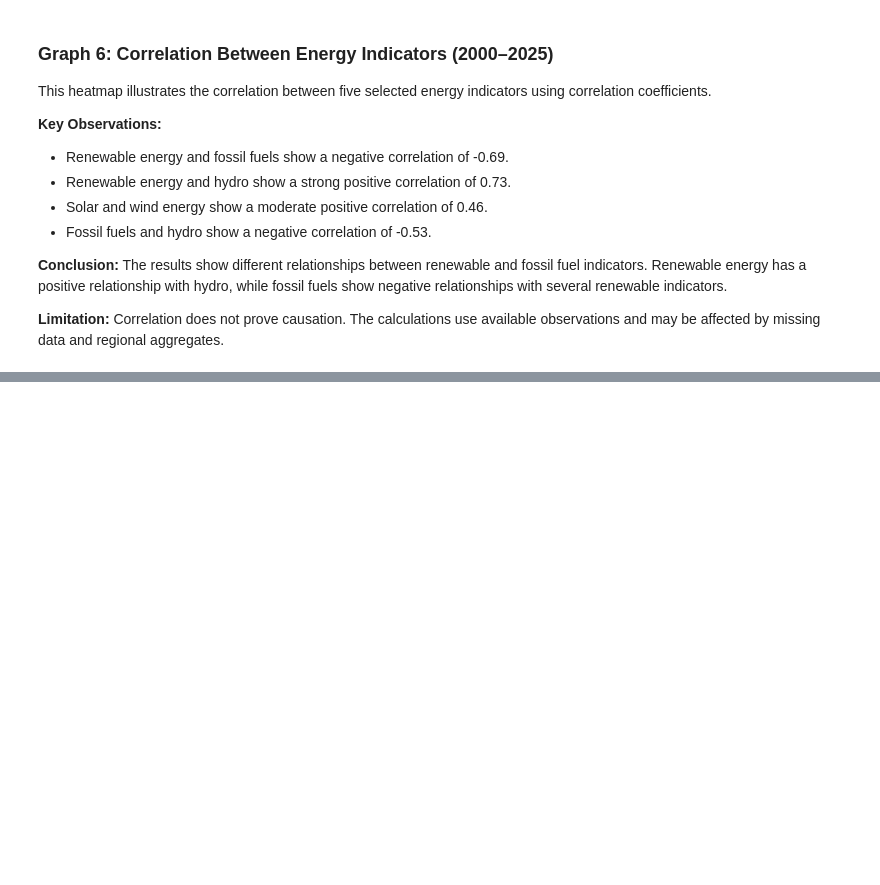
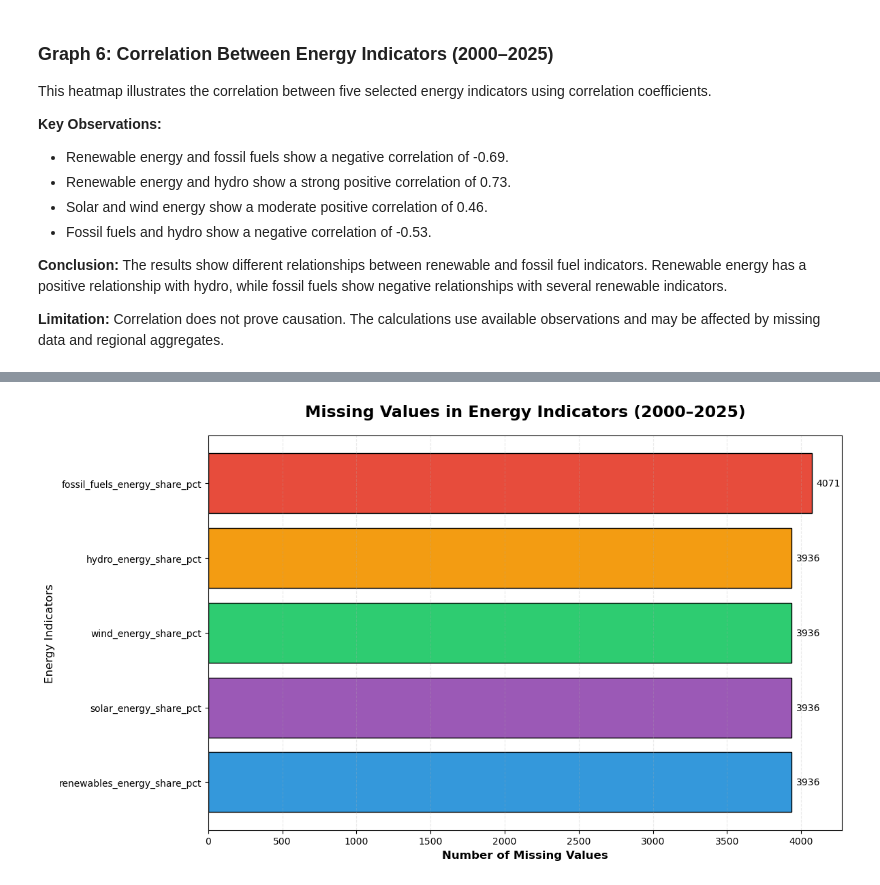
Before and after one commit to Abdullah-awa/Global-Energy-Transition-CA1, a Jupyter notebook: Global_Energy_Transition.ipynb, the cells around one changed output, grey strips where cells are left out. Drawn from its saved outputs; the diff is of its cells as text; code cells hidden in the pictures; blank space fills up the shorter version.

```diff
--- a/Global_Energy_Transition.ipynb
+++ b/Global_Energy_Transition.ipynb
@@ -664,0 +732,48 @@ The results show different relationships between renewable and fossil fuel indic
+# %%
+# Calculate missing values in selected energy indicators
+
+missing_data = energy_df[[
+    "renewables_energy_share_pct",
+    "fossil_fuels_energy_share_pct",
+    "solar_energy_share_pct",
+    "wind_energy_share_pct",
+    "hydro_energy_share_pct"
+]].isnull().sum().sort_values()
+
+# Create horizontal bar chart
+
+plt.figure(figsize=(12, 7))
+
+colors = ["#3498DB", "#9B59B6", "#2ECC71", "#F39C12", "#E74C3C"]
+
+bars = plt.barh(
+    missing_data.index,
+    missing_data.values,
+    color=colors,
+    edgecolor="black"
+)
+
+plt.bar_label(bars, padding=5, fontsize=10)
+
+plt.title(
+    "Missing Values in Energy Indicators (2000–2025)",
+    fontsize=17,
+    fontweight="bold",
+    pad=20
+)
+
+plt.xlabel("Number of Missing Values", fontsize=12, fontweight="bold")
+plt.ylabel("Energy Indicators", fontsize=12)
+
+plt.grid(axis="x", alpha=0.25, linestyle="--")
+plt.tight_layout()
+
+plt.savefig(
+    "Graph_08_Missing_Values.png",
+    dpi=300,
+    bbox_inches="tight"
+)
+
+plt.show()
+# %% [output]
+[figure, added]
```
Also changed, not shown: parts of 3 cells of this notebook.
